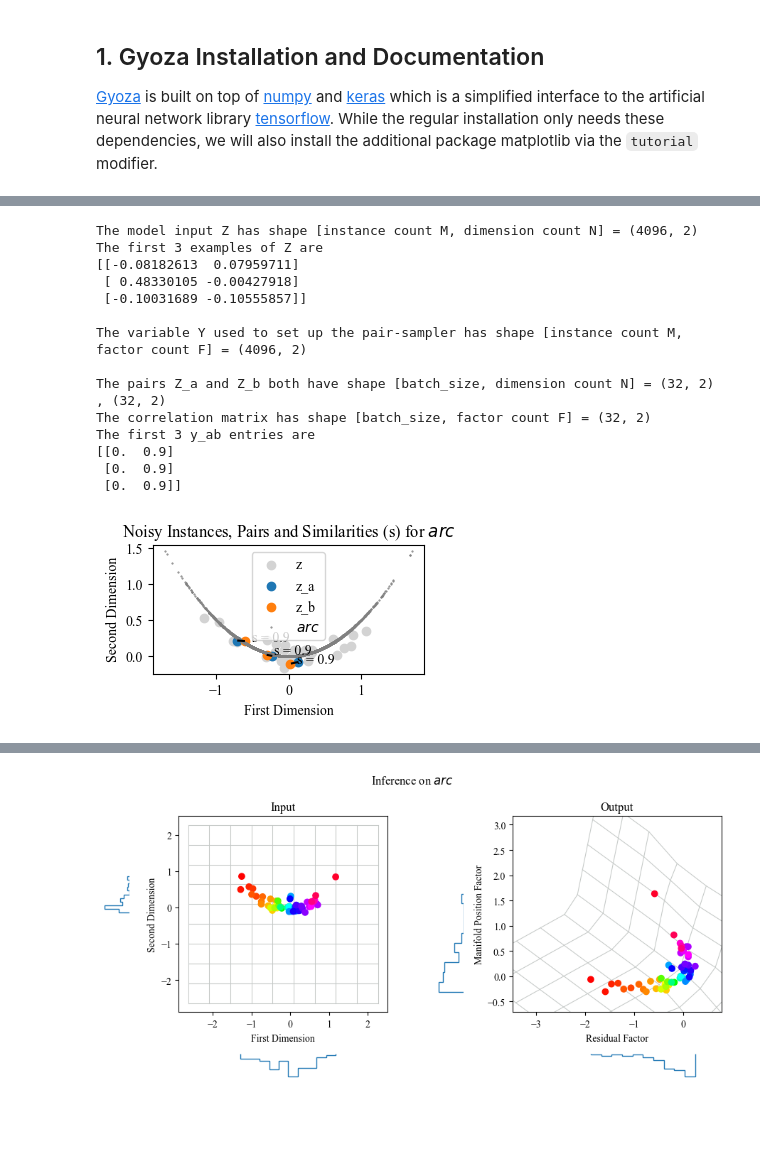
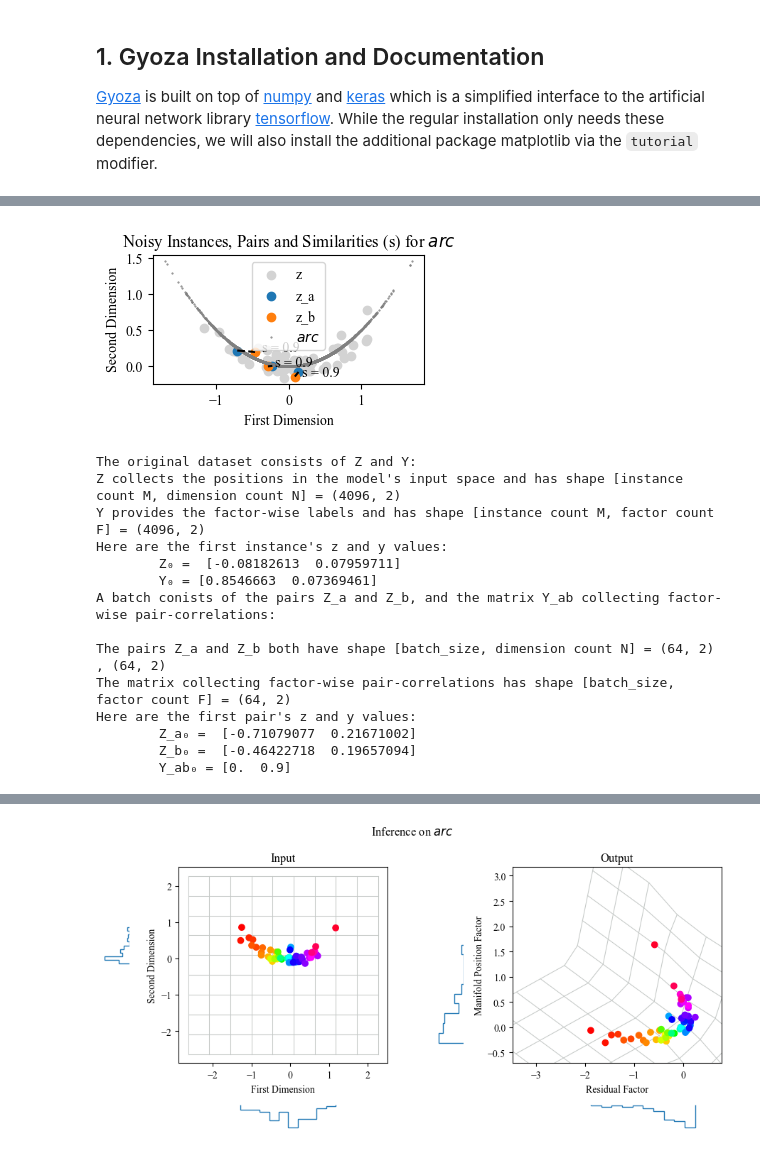
Before and after one commit to TimHenry1995/gyoza, a Jupyter notebook: tutorials/Tutorial 0 - Getting Started with Disentantling Flow Models.ipynb, the cells around one changed output, grey strips where cells are left out. Saved outputs shown, nothing was run; the diff lists cells and outputs as text; code cells hidden in the pictures; blank space fills up the shorter version.

```diff
--- a/tutorials/Tutorial 0 - Getting Started with Disentantling Flow Models.ipynb
+++ b/tutorials/Tutorial 0 - Getting Started with Disentantling Flow Models.ipynb
@@ -76,48 +88,55 @@ For this tutorial, the task will be to morph a simple manifold shaped like an ar
 # %%
 # Configuration
 gtds.reset_random_number_generators(seed=953) # Reproducability
 M = 2**12; N = 2 # Instance count, dimension count
+batch_size = 2**6
+target_correlations = [0.0, 0.9] # For residual- and position-factor, respectively
+noise_standard_deviation = [0.1, 0.1] # for horizontal and vertical dimension, respectively
+manifold_name = 'arc'
 
 # Generate points along a line
-S = np.random.normal(loc=0.0, scale=0.5, size=[M]) # initial data structure, used to synthesize model input and target
+S = np.random.normal(loc=0.0, scale=0.5, size=[M]) # initial data structure, used to synthesize model input and target, location and scale are arbitrary choices here
 
 # Set up the raw manifold function, i.e. before noise
-manifold_function = lambda S: (S, 0.5*np.pow(S,2)) # Maps S to arc
+manifold_function = lambda S: (S, 0.5*np.pow(S,2)) # Maps S to an arc, shape == [M, N]
 
 # Generate a dataset
-noise_standard_deviation = [0.1, 0.1] # for horizontal and vertical dimension, respectively
 Z, Y = gtds.create_data_set(S=S, manifold_function=manifold_function, noise_standard_deviation=noise_standard_deviation) # Z.shape == [M, N], Y.shape = [M, Factor count]
-print("The model input Z has shape [instance count M, dimension count N] =", Z.shape)
-print('The first 3 examples of Z are'); print(Z[:3,:])
-print("\nThe variable Y used to set up the pair-sampler has shape [instance count M, factor count F] =", Y.shape)
 
 # Generate an iterator that samples correlated pairs
-target_correlations = [0.0, 0.9] # For residual- and position-factor, respectively
-batch_size = 2**5
 iterator = gtds.factorized_pair_iterator(X=Z, Y=Y, batch_size = batch_size, target_correlations=target_correlations)
 
 # Take an example batch
 (Z_a, Z_b), Y_ab  = next(iterator)
-print('\nThe pairs Z_a and Z_b both have shape [batch_size, dimension count N] =', Z_a.shape, ",", Z_b.shape)
-print('The correlation matrix has shape [batch_size, factor count F] =', Y_ab.shape)
-print('The first 3 y_ab entries are'); print(Y_ab[:3,:].numpy())
 
 # Plot pairs of instances
-manifold_name = 'arc'
 gtp.plot_instance_pairs(S=S, Z_a=Z_a, Z_b=Z_b, Y_ab=Y_ab, manifold_function=manifold_function, manifold_name=manifold_name)
+
+# Print some info about the data
+print("The original dataset consists of Z and Y:")
+print("Z collects the positions in the model's input space and has shape [instance count M, dimension count N] =", Z.shape)
+print("Y provides the factor-wise labels and has shape [instance count M, factor count F] =", Y.shape)
+print("Here are the first instance's z and y values:");
+print('\tZ\u2080 = ', Z[0,:], '\n\tY\u2080 =', Y[0,:])
+
+print("A batch conists of the pairs Z_a and Z_b, and the matrix Y_ab collecting factor-wise pair-correlations:")
+print('\nThe pairs Z_a and Z_b both have shape [batch_size, dimension count N] =', Z_a.shape, ",", Z_b.shape)
+print('The matrix collecting factor-wise pair-correlations has shape [batch_size, factor count F] =', Y_ab.shape)
+print("Here are the first pair's z and y values:");
+print('\tZ_a\u2080 = ', Z_a[0,:].numpy(), '\n\tZ_b\u2080 = ', Z_b[0,:].numpy(), '\n\tY_ab\u2080 =', Y_ab[0,:].numpy())
 # %% [output]
+[figure, new version]
-The model input Z has shape [instance count M, dimension count N] = (4096, 2)
-The first 3 examples of Z are
-[[-0.08182613  0.07959711]
- [ 0.48330105 -0.00427918]
- [-0.10031689 -0.10555857]]
+The original dataset consists of Z and Y:
+Z collects the positions in the model's input space and has shape [instance count M, dimension count N] = (4096, 2)
+Y provides the factor-wise labels and has shape [instance count M, factor count F] = (4096, 2)
+Here are the first instance's z and y values:
+        Z₀ =  [-0.08182613  0.07959711]
+        Y₀ = [0.8546663  0.07369461]
+A batch conists of the pairs Z_a and Z_b, and the matrix Y_ab collecting factor-wise pair-correlations:
 
-The variable Y used to set up the pair-sampler has shape [instance count M, factor count F] = (4096, 2)
-
-The pairs Z_a and Z_b both have shape [batch_size, dimension count N] = (32, 2) , (32, 2)
-The correlation matrix has shape [batch_size, factor count F] = (32, 2)
-The first 3 y_ab entries are
-[[0.  0.9]
- [0.  0.9]
- [0.  0.9]]
+The pairs Z_a and Z_b both have shape [batch_size, dimension count N] = (64, 2) , (64, 2)
+The matrix collecting factor-wise pair-correlations has shape [batch_size, factor count F] = (64, 2)
+Here are the first pair's z and y values:
+        Z_a₀ =  [-0.71079077  0.21671002]
+        Z_b₀ =  [-0.46422718  0.19657094]
+        Y_ab₀ = [0.  0.9]
-[figure, old version]
```
Also changed, not shown: parts of 24 cells of this notebook, 9 other files.
